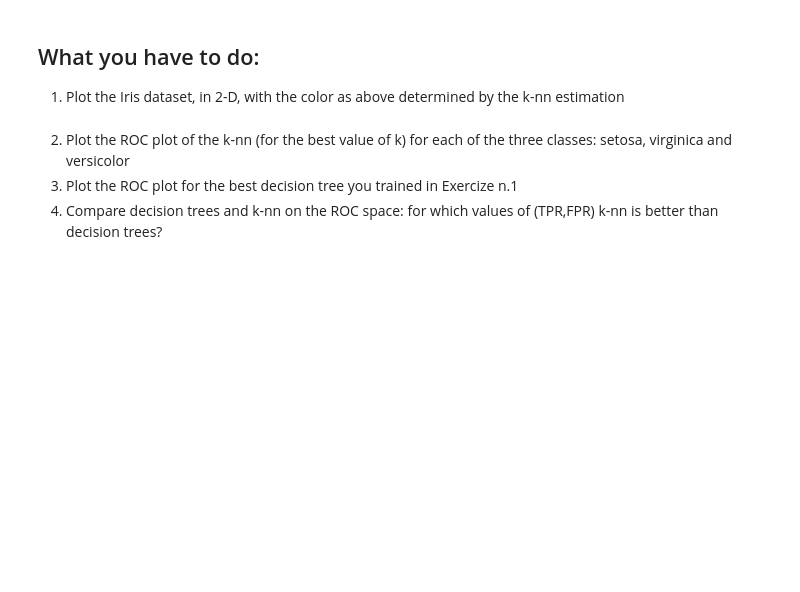
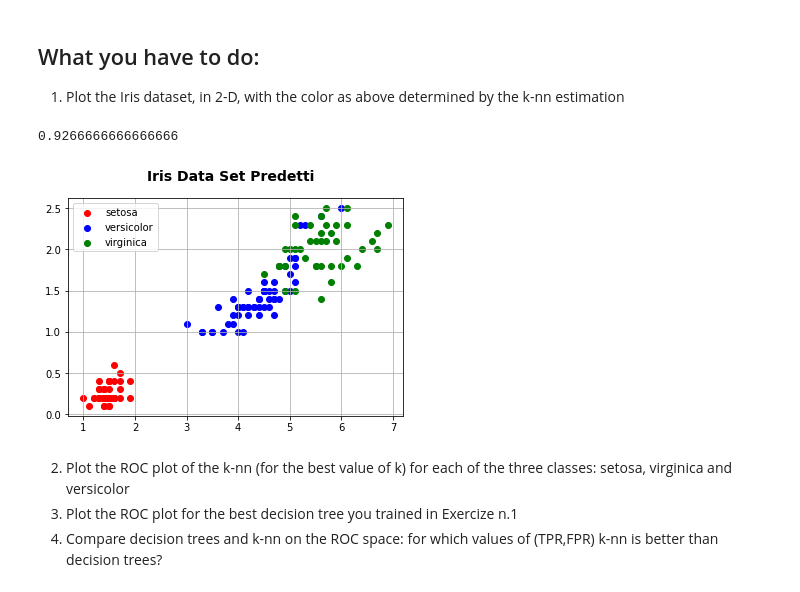
Before and after one commit to AlbertoCampini/AAUT, a Jupyter notebook: classification_iris_knn_aa_21_22.ipynb, the cells around one changed output. Saved outputs shown, nothing was run; the diff lists cells and outputs as text; code cells hidden in the pictures; blank space fills up the shorter version.

```diff
--- a/classification_iris_knn_aa_21_22.ipynb
+++ b/classification_iris_knn_aa_21_22.ipynb
@@ -312,25 +324,28 @@ plt.show() # Mostriamo il grafico
 # %%
 n_neighbors = 7 # Numero di vicini da considerare = 7
 my_clf_knn = neighbors.KNeighborsClassifier(n_neighbors, weights='distance')
 my_clf_knn.fit(iris.data[:, 0:2], iris.target)
 predicted_target = my_clf_knn.predict(iris.data[:, 0:2])
 print(my_clf_knn.score(iris.data[:, 0:2], iris.target)) # Media della Accuracy
 fig, ax = plt.subplots()
 fig.suptitle('Iris Data Set Predetti', fontsize=14, fontweight='bold')
 colors = {
     "setosa": "red",
     "versicolor": "blue",
     "virginica": "green"
 }
 for i in range(len(iris.target_names)):
     d = iris.data[predicted_target == i]
-    x = d[:, 0:1]
-    y = d[:, 1:2]
+    x = d[:, 2:3] # Ascisse dei punti
+    y = d[:, 3:4] # Ordinate dei punti
     ax.scatter(x, y, c=colors[iris.target_names[i]], label=iris.target_names[i])
 
 ax.legend()
 ax.grid(True)
 plt.show()
+# %% [output]
+0.9266666666666666
+[figure, added]
 # %% [markdown]
 2. Plot the ROC plot of the k-nn (for the best value of k) for each of the three classes: setosa, virginica and versicolor
 3. Plot the ROC plot for the best decision tree you trained in Exercize n.1
```
Also changed, not shown: parts of 6 cells of this notebook.
